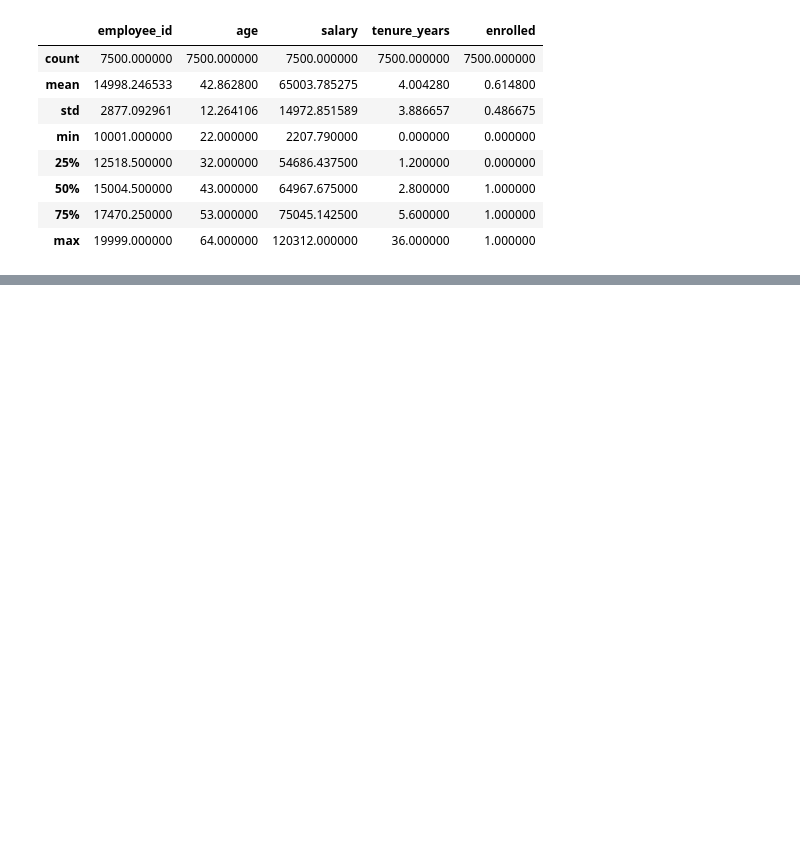
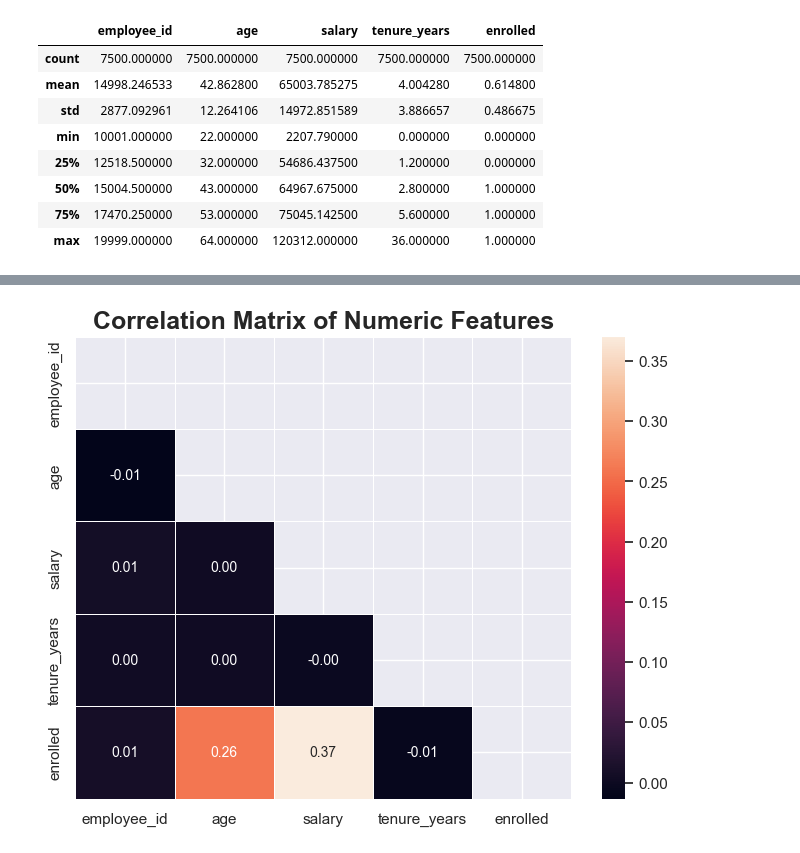
Before and after one commit to tharani001/Insurance-enrollment-prediction, a Jupyter notebook: notebooks/inference.ipynb, the cells around one changed output, grey strips where cells are left out. Cells and saved outputs as stored; diff of their text form; code cells hidden in the pictures; blank space fills up the shorter version.

Commit message:
eda-graph-corr-sanity-check

```diff
--- a/notebooks/inference.ipynb
+++ b/notebooks/inference.ipynb
@@ -141,0 +231,19 @@ train_df.describe()
+# %%
+## correlation matrix
+correlation_matrix = train_df.corr(numeric_only=True)
+
+## mask
+mask = np.triu(np.ones_like(train_df.corr(numeric_only=True)))
+
+
+## heatmap
+sns.heatmap(correlation_matrix, mask=mask, annot=True, fmt=".2f",
+            annot_kws={'size': 10}, linewidths=0.5, cbar=True)
+
+## title
+plt.title("Correlation Matrix of Numeric Features", fontsize=18, weight="bold")
+
+## Show the plot
+plt.show()
+# %% [output]
+[figure, added]
```
Also changed, not shown: parts of 20 cells of this notebook.
